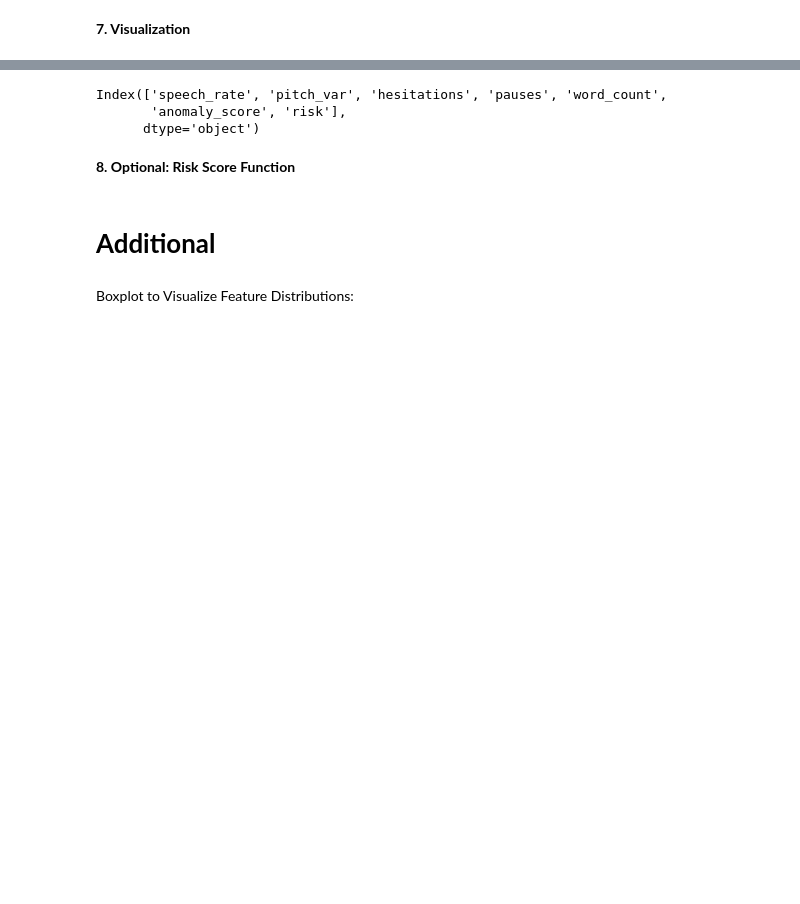
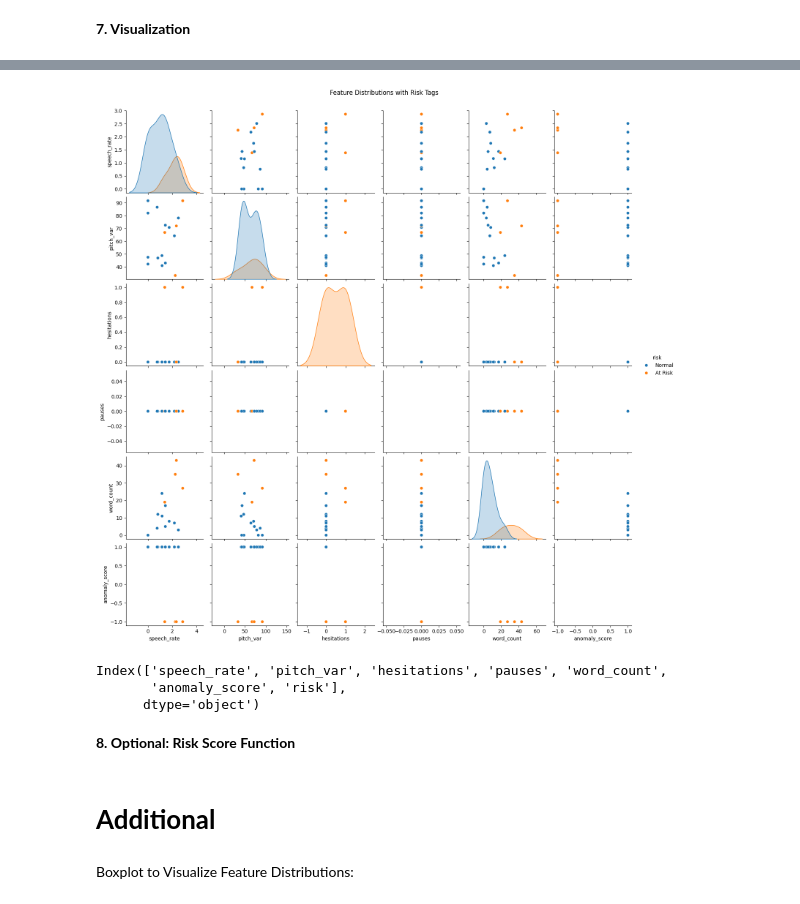
Before and after one commit to Guna614/AI-ML-Task-Voice-Based-Cognitive-Decline-Pattern-Detection, a Jupyter notebook: Task.ipynb, the cells around one changed output, grey strips where cells are left out. Cells and saved outputs as stored; diff of their text form; code cells hidden in the pictures; blank space fills up the shorter version.

```diff
--- a/Task.ipynb
+++ b/Task.ipynb
@@ -244,0 +247,12 @@ plt.show()
+# %%
+# Create the pairplot
+plot = sns.pairplot(df_features, hue='risk')
+plot.fig.suptitle("Feature Distributions with Risk Tags", y=1.02)
+
+# Save the figure as a PNG file
+plot.savefig("cognitive_risk_plot.png")
+
+# Download the saved image
+from google.colab import files
+files.download("cognitive_risk_plot.png")
+# %% [output]
@@ -245,3 +261,4 @@ plt.show()
+[figure, added]
 # %%
 print(df_features.columns)
 # %% [output]
```
Also changed, not shown: parts of 10 cells of this notebook.
